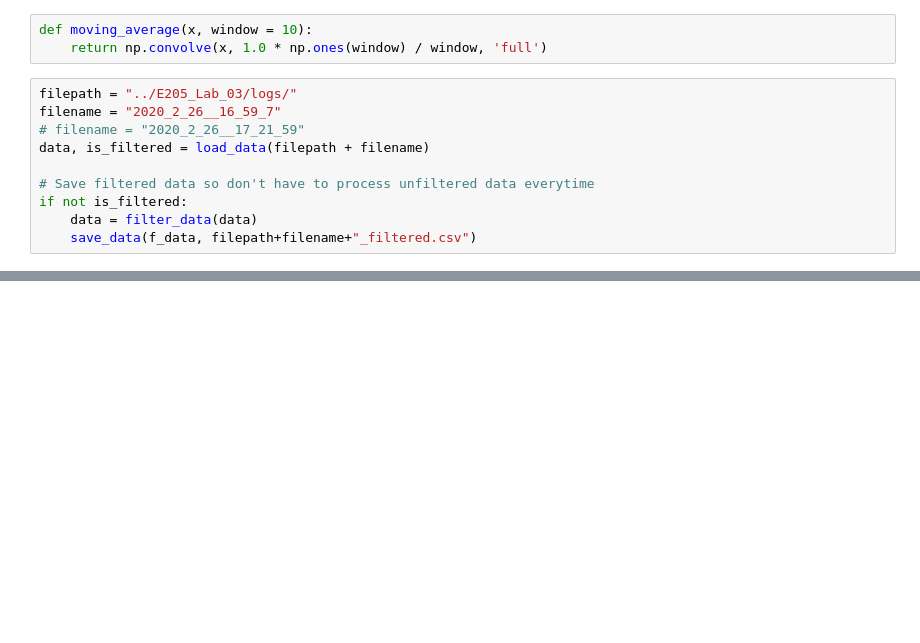
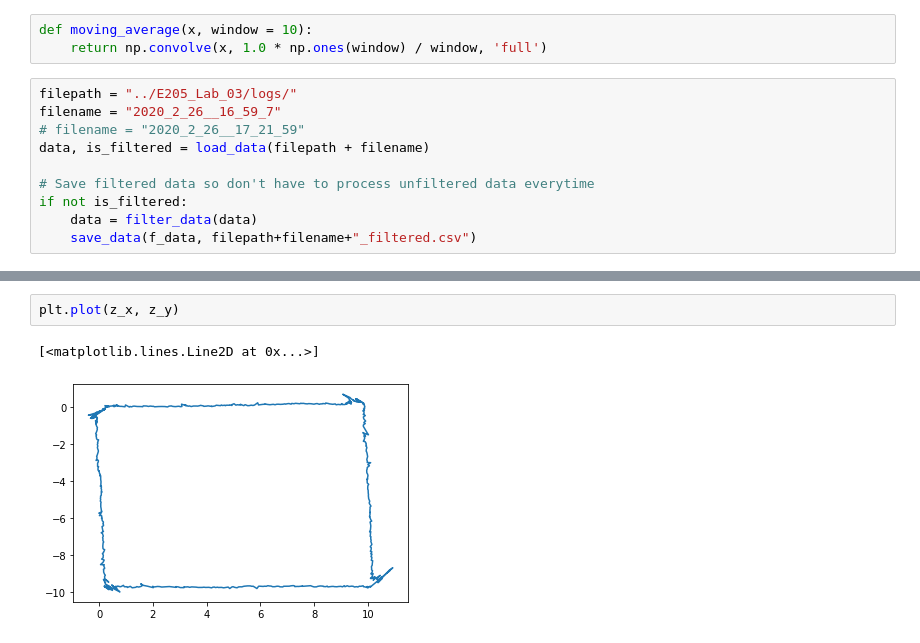
Before and after one commit to aryagoutam/E205_Lab_04, a Jupyter notebook: PF.ipynb, the cells around one changed output, grey strips where cells are left out. Drawn from its saved outputs; the diff is of its cells as text; blank space fills up the shorter version.

```diff
--- a/PF.ipynb
+++ b/PF.ipynb
@@ -203,0 +260,5 @@ plt.plot(yaw_vel[])
+# %%
+plt.plot(z_x, z_y)
+# %% [output]
+[<matplotlib.lines.Line2D at 0x...>]
+[figure, added]
```
Also changed, not shown: parts of 17 cells of this notebook, 1 other file.
